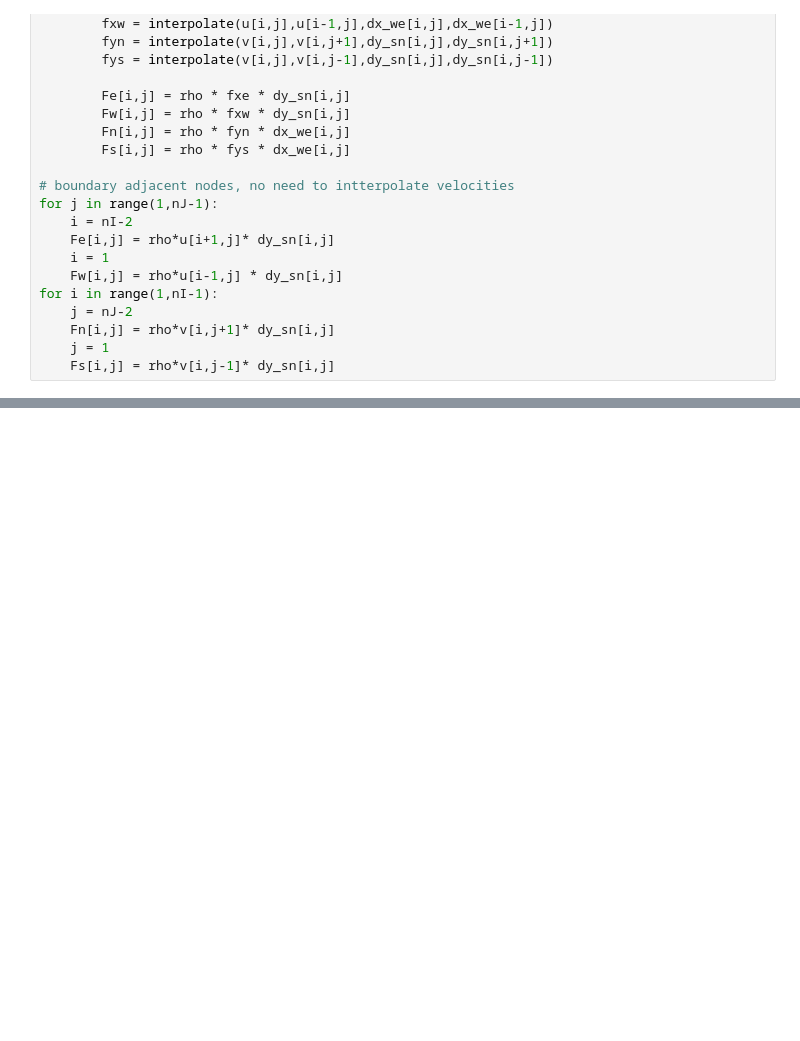
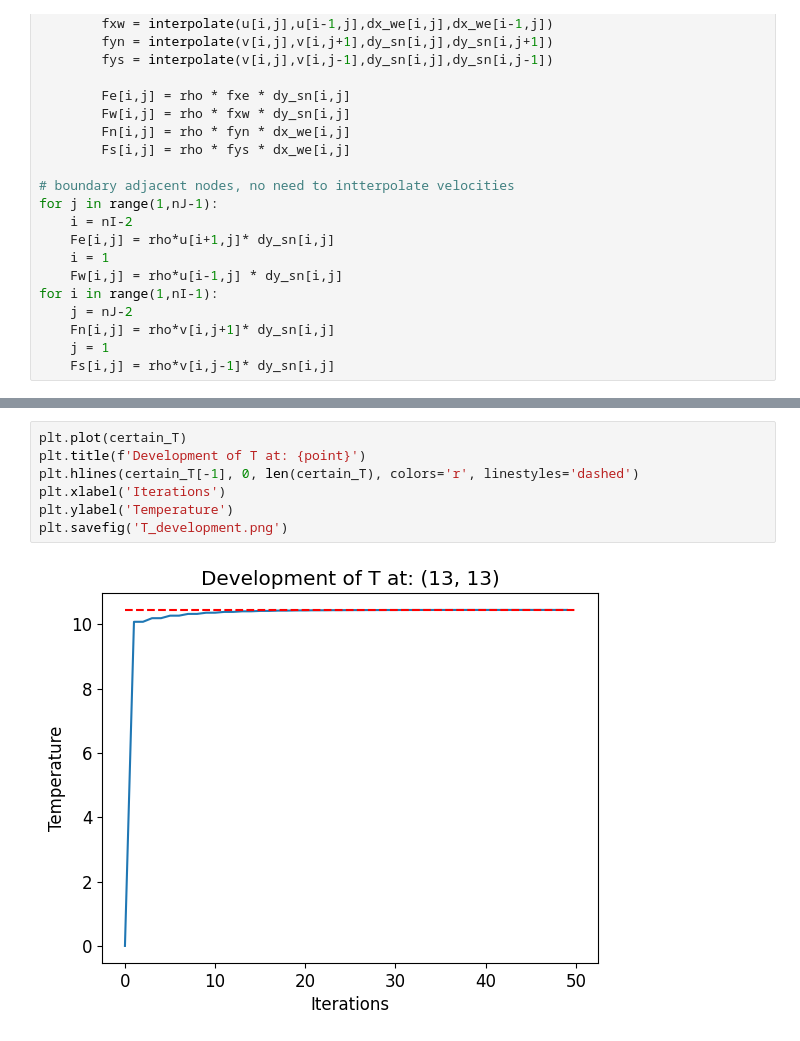
Before and after one commit to John-Carlsson/CFD, a Jupyter notebook: task2/main.ipynb, the cells around one changed output, grey strips where cells are left out. Cells and saved outputs as stored; diff of their text form; blank space fills up the shorter version.

```diff
--- a/task2/main.ipynb
+++ b/task2/main.ipynb
@@ -549,0 +520,9 @@ Global heat rate imbalance: 1.5%
+# %%
+plt.plot(certain_T)
+plt.title(f'Development of T at: {point}')
+plt.hlines(certain_T[-1], 0, len(certain_T), colors='r', linestyles='dashed')
+plt.xlabel('Iterations')
+plt.ylabel('Temperature')
+plt.savefig('T_development.png')
+# %% [output]
+[figure, added]
```
Also changed, not shown: parts of 8 cells of this notebook, 42 other files.
